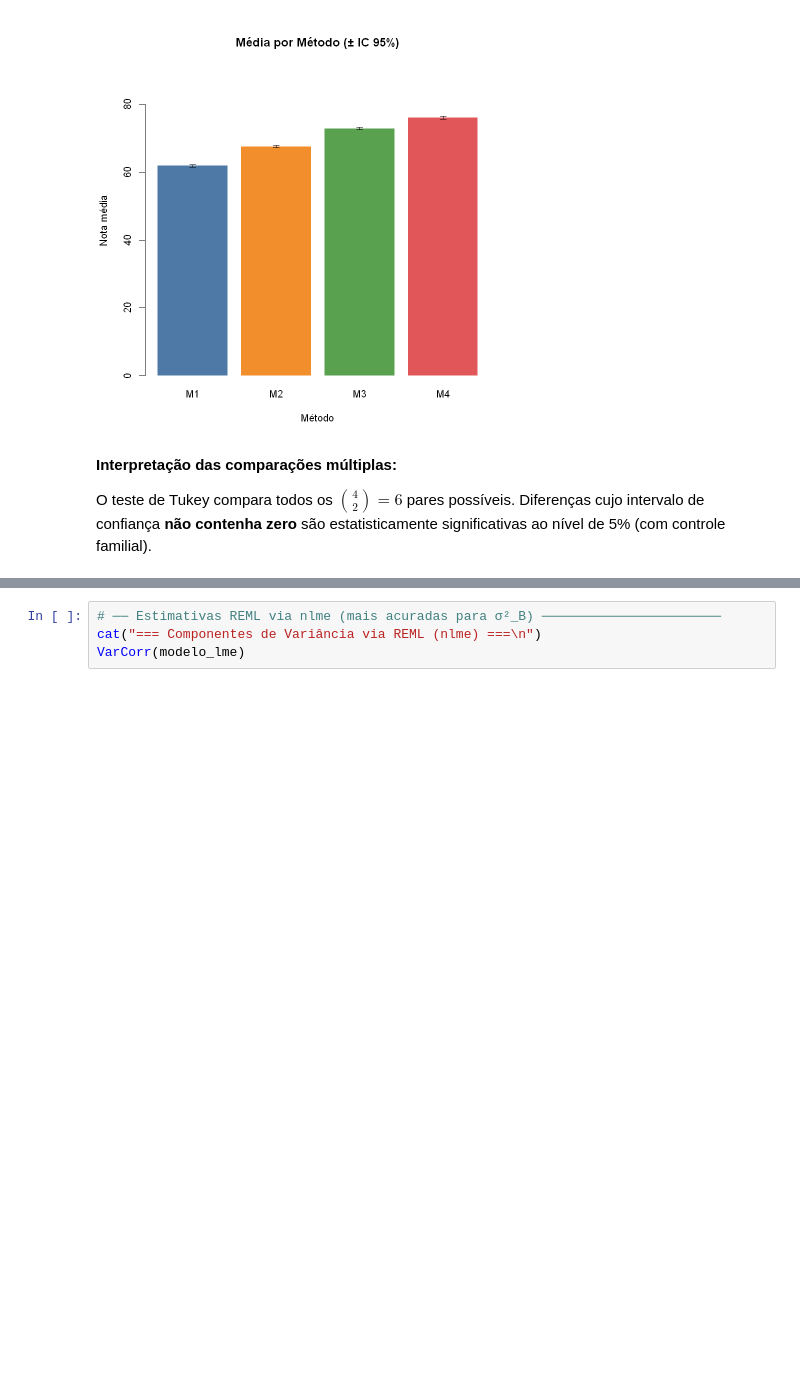
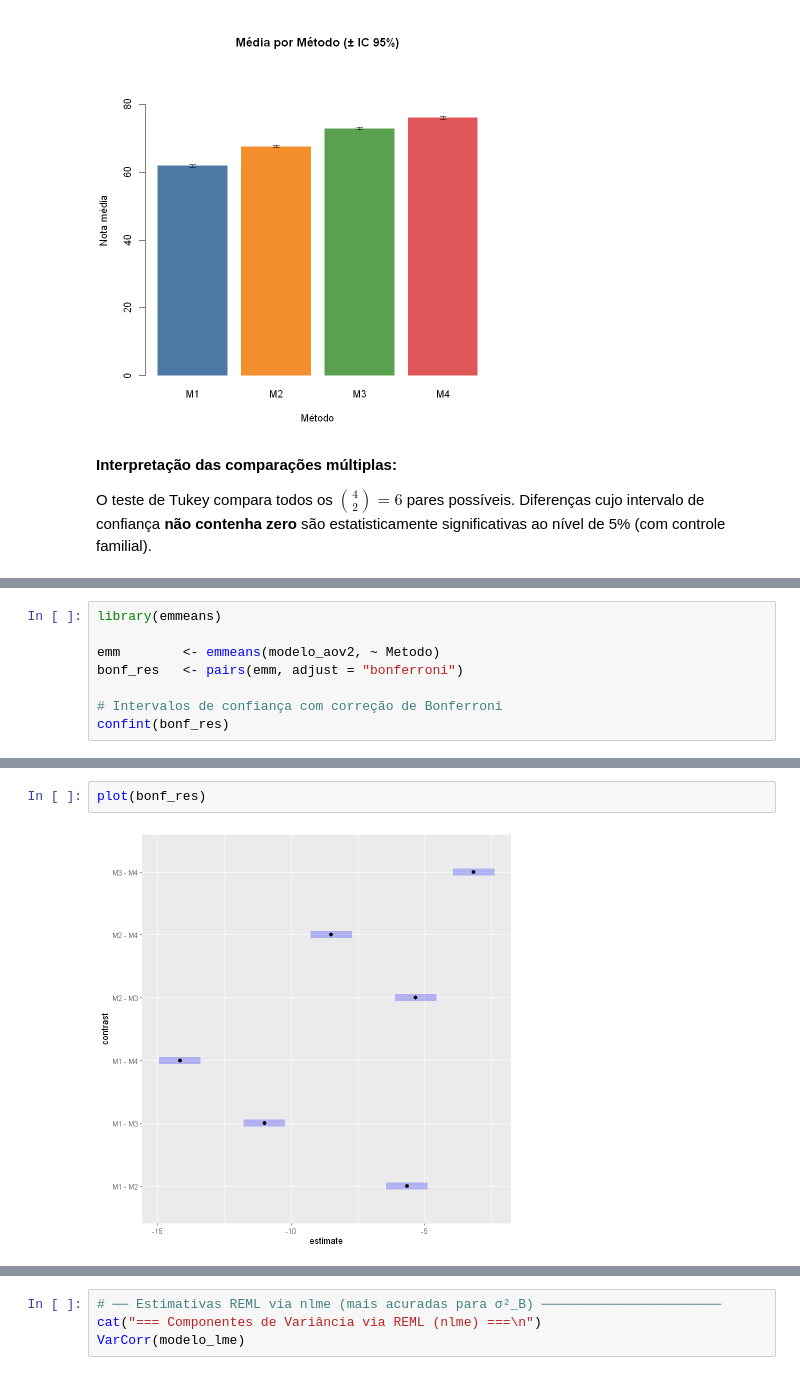
Before and after one commit to Marcehlin/Atividades-2026_1, a Jupyter notebook: Planejamento/Planejamento Atvidade 7/Planejamento Atividade_7.ipynb, the cells around one changed output, grey strips where cells are left out. Cells and saved outputs as stored; diff of their text form; blank space fills up the shorter version.

```diff
--- a/Planejamento/Planejamento Atvidade 7/Planejamento Atividade_7.ipynb
+++ b/Planejamento/Planejamento Atvidade 7/Planejamento Atividade_7.ipynb
@@ -438,0 +431,8 @@ O teste de Tukey compara todos os $\binom{4}{2} = 6$ pares possíveis. Diferenç
+# %%
+library(emmeans)
+
+emm        <- emmeans(modelo_aov2, ~ Metodo)
+bonf_res   <- pairs(emm, adjust = "bonferroni")
+
+# Intervalos de confiança com correção de Bonferroni
+confint(bonf_res)
@@ -438,0 +449,4 @@ O teste de Tukey compara todos os $\binom{4}{2} = 6$ pares possíveis. Diferenç
+# %%
+plot(bonf_res)
+# %% [output]
+[figure, added]
```
Also changed, not shown: parts of 8 cells of this notebook, 7 other files.
